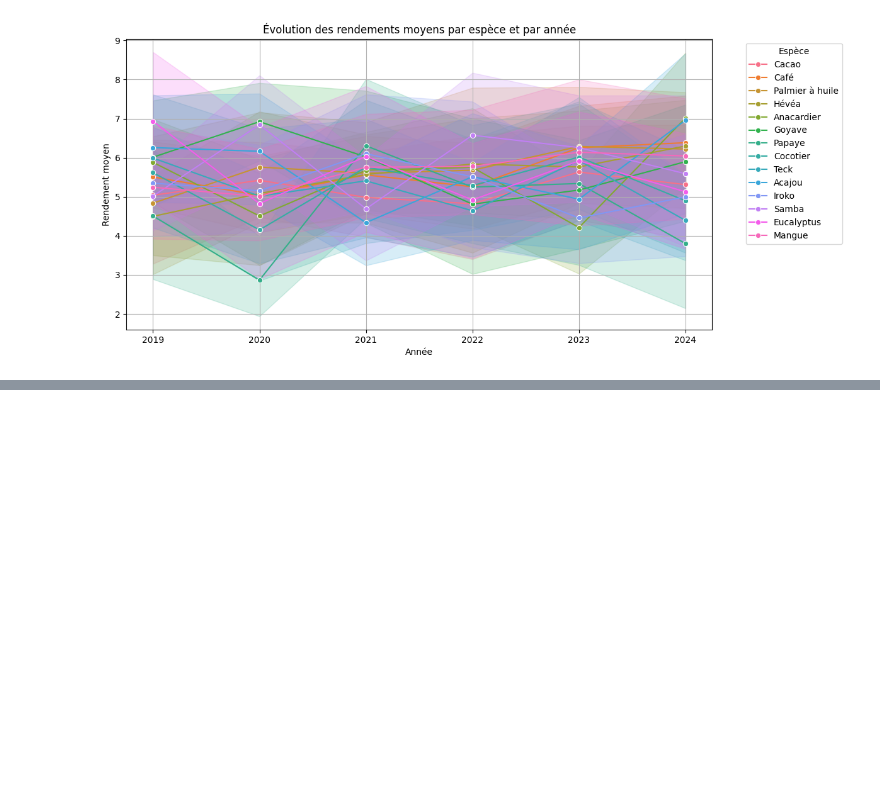
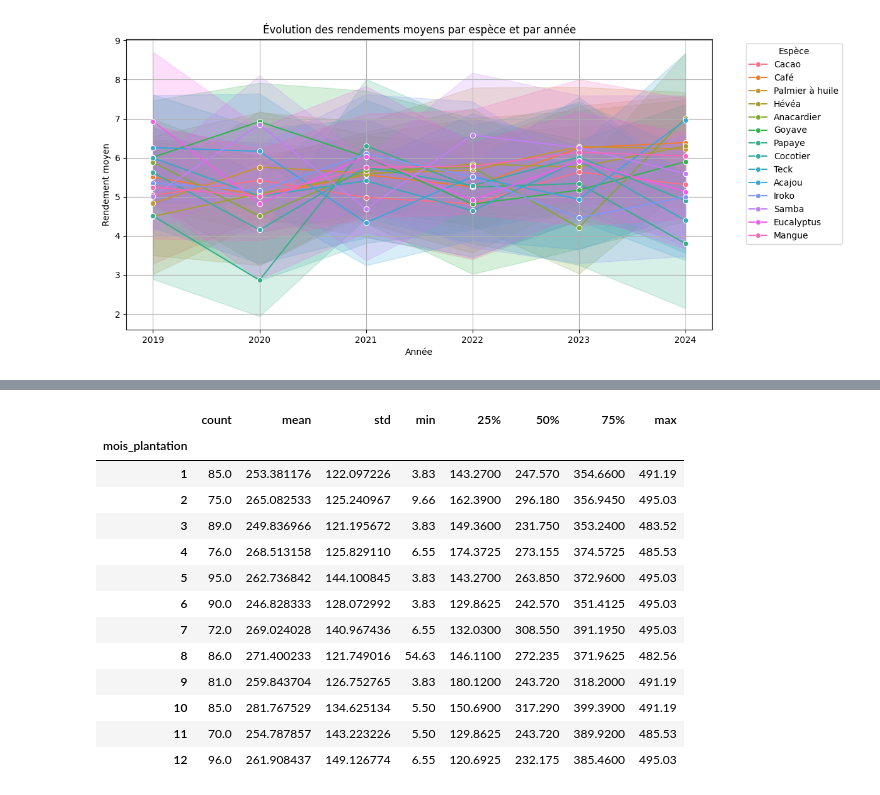
Before and after one commit to Flinguee75/ML-Yield-Prediction-Model, a Jupyter notebook: datasets/data_workflow.ipynb, the cells around one changed output, grey strips where cells are left out. Cells and saved outputs as stored; diff of their text form; code cells hidden in the pictures; blank space fills up the shorter version.

```diff
--- a/datasets/data_workflow.ipynb
+++ b/datasets/data_workflow.ipynb
@@ -86,0 +119,18 @@ plt.show()
+# %%
+# Moyennes et percentiles par mois
+dataset.groupby('mois_plantation')['pluviometrie'].describe()
+# %% [output]
+|  | count | mean | std | min | 25% | 50% | 75% | max |
+| mois_plantation |  |  |  |  |  |  |  |  |
+| 1 | 85.0 | 253.381176 | 122.097226 | 3.83 | 143.2700 | 247.570 | 354.6600 | 491.19 |
+| 2 | 75.0 | 265.082533 | 125.240967 | 9.66 | 162.3900 | 296.180 | 356.9450 | 495.03 |
+| 3 | 89.0 | 249.836966 | 121.195672 | 3.83 | 149.3600 | 231.750 | 353.2400 | 483.52 |
+| 4 | 76.0 | 268.513158 | 125.829110 | 6.55 | 174.3725 | 273.155 | 374.5725 | 485.53 |
+| 5 | 95.0 | 262.736842 | 144.100845 | 3.83 | 143.2700 | 263.850 | 372.9600 | 495.03 |
+| 6 | 90.0 | 246.828333 | 128.072992 | 3.83 | 129.8625 | 242.570 | 351.4125 | 495.03 |
+| 7 | 72.0 | 269.024028 | 140.967436 | 6.55 | 132.0300 | 308.550 | 391.1950 | 495.03 |
+| 8 | 86.0 | 271.400233 | 121.749016 | 54.63 | 146.1100 | 272.235 | 371.9625 | 482.56 |
+| 9 | 81.0 | 259.843704 | 126.752765 | 3.83 | 180.1200 | 243.720 | 318.2000 | 491.19 |
+| 10 | 85.0 | 281.767529 | 134.625134 | 5.50 | 150.6900 | 317.290 | 399.3900 | 491.19 |
+| 11 | 70.0 | 254.787857 | 143.223226 | 5.50 | 129.8625 | 243.720 | 389.9200 | 485.53 |
+| 12 | 96.0 | 261.908437 | 149.126774 | 6.55 | 120.6925 | 232.175 | 385.4600 | 495.03 |
```
Also changed, not shown: parts of 3 cells of this notebook.
